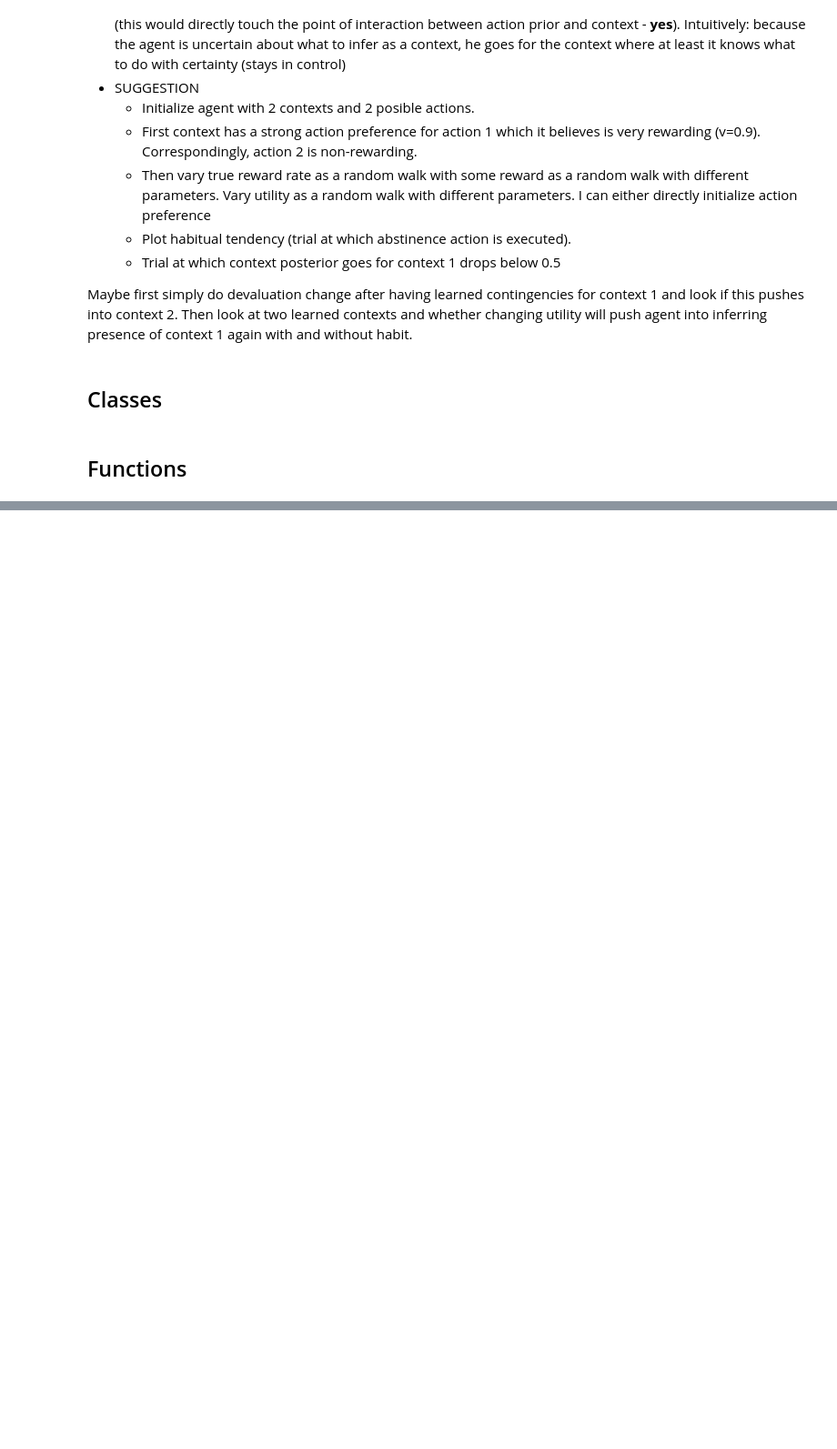
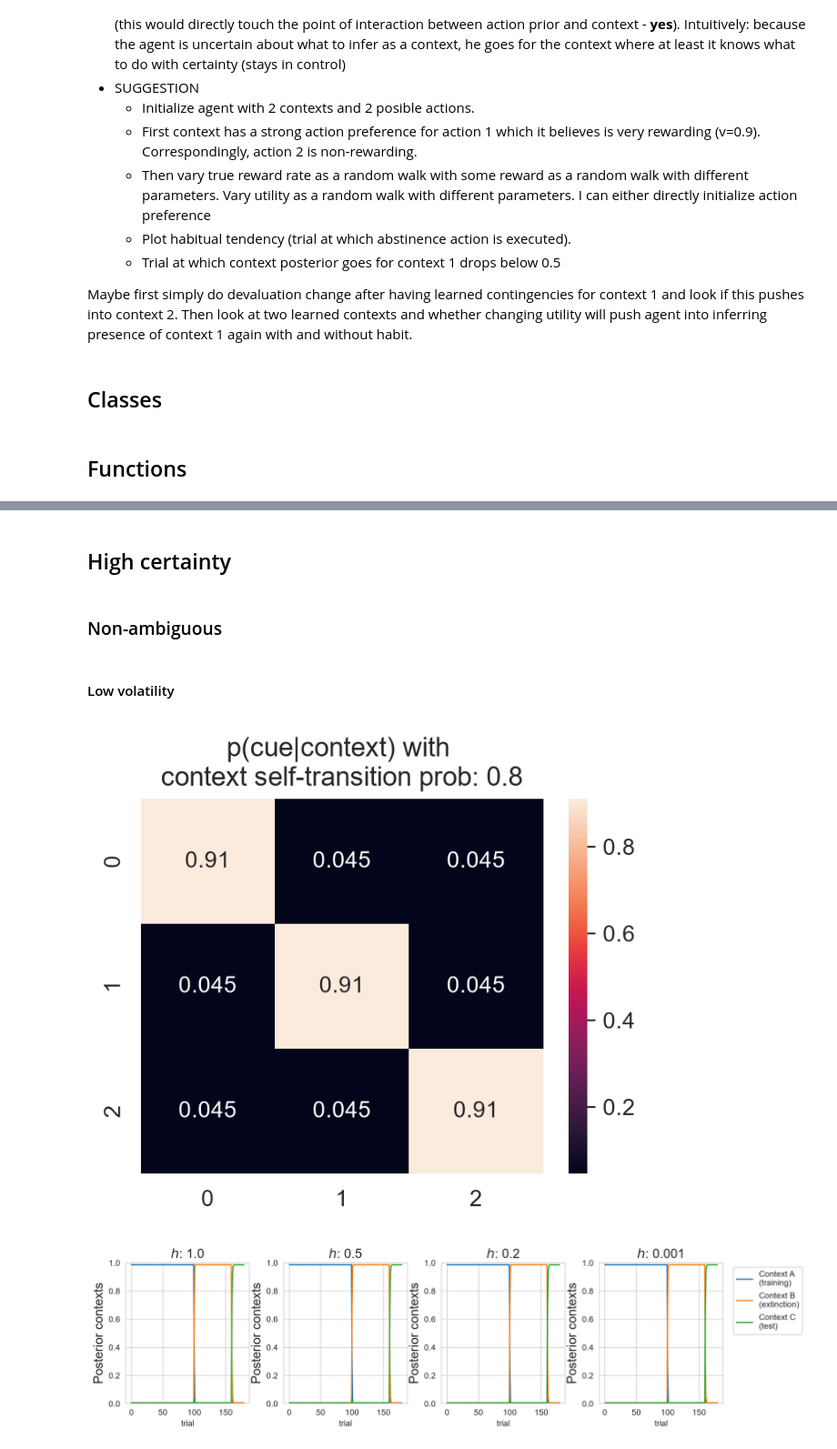
Before and after one commit to SIHranova/ContextualSUD, a Jupyter notebook: notebooks/4_cue_reactivity.ipynb, the cells around one changed output, grey strips where cells are left out. Shown at 91% size. Saved outputs shown, nothing was run; the diff lists cells and outputs as text; code cells hidden in the pictures; blank space fills up the shorter version.

Commit message:
cleaned up cue reactivity simulations

```diff
--- a/notebooks/4_cue_reactivity.ipynb
+++ b/notebooks/4_cue_reactivity.ipynb
@@ -2140,0 +1593,36 @@ for ki, k in enumerate(df["utility_decay_rate"].unique()):
+# %% [markdown]
+## High certainty
+# %% [markdown]
+### Non-ambiguous
+# %% [markdown]
+#### Low volatility
+# %%
+np.random.seed(7)
+dpi = 200
+hs = np.array([1,2,5,1000])#[1,2,3,4,5,6,7,8,9,10,100])
+context_volatility = 0.8
+trials_per_context = np.array([100,60,20])
+p = 0
+utility = np.array([0.025+p,0.95, 0.025])
+TAU = np.array(trials_per_context).sum()
+contexts = ["A","B","C"]
+learn_cues = False
+if learn_cues:
+    prior_color_cue = None
+else:
+	prior_color_cue = np.array([[20,  1,  1],
+                                [1,  20,  1],
+                                [1,  1,   20]])
+nsims= 50
+
+name = "data_cue_reactivity_170_nonambiguous_certain"
+# df, df_long, name = run_cue_reactivity_simulations(debug=False, sim_name=name, TAU=TAU, hs=hs, utility=utility,\
+#                                                    context_volatility=context_volatility, trials_per_context=trials_per_context,\
+#                                                    nsims=nsims, contexts=contexts, prior_color_cue=prior_color_cue, learn_cues=learn_cues)
+
+df_long = pd.read_csv(name + "_long.csv")
+df = pd.read_csv(name + ".csv")
+plot_figures(df, df_long, prior_color_cue, dpi=dpi)
+# %% [output]
+[figure, added]
+[figure, added]
```
Also changed, not shown: parts of 34 cells of this notebook, 1 other file.
